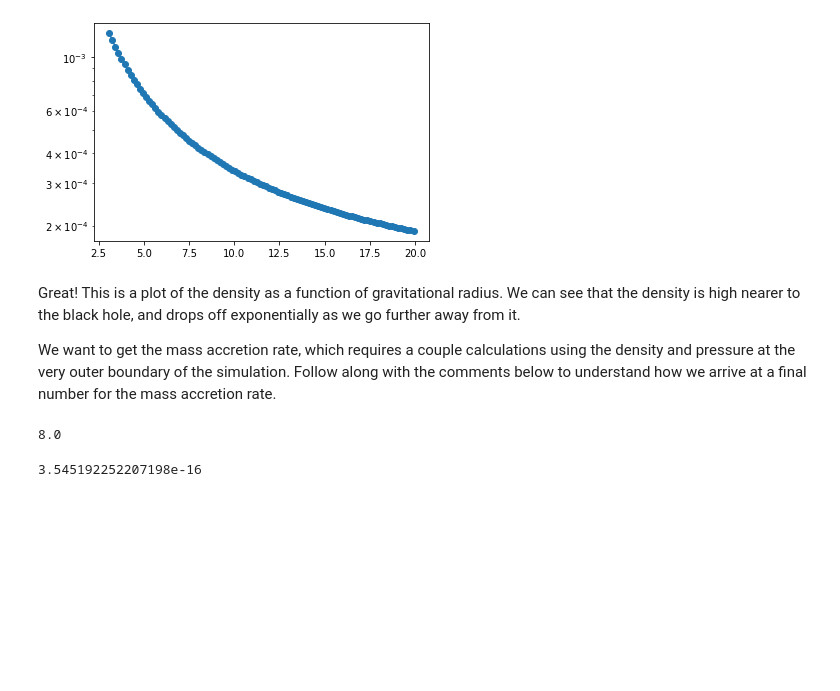
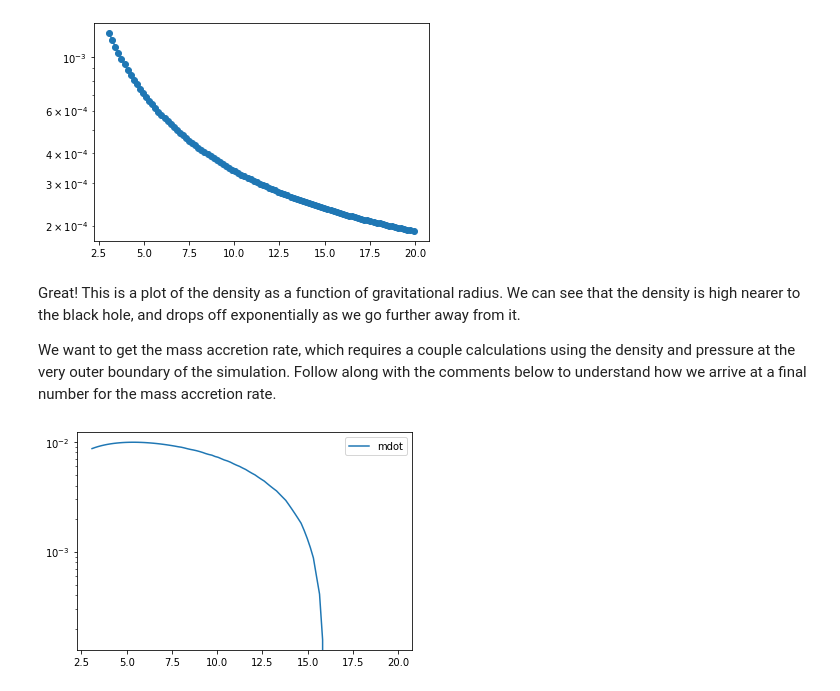
Before and after one commit to connor-mcclellan/bondi-accretion, a Jupyter notebook: scripts/01_plot-single-frame.ipynb, the cells around one changed output. Drawn from its saved outputs; the diff is of its cells as text; code cells hidden in the pictures; blank space fills up the shorter version.

Commit message:
changes to plot single frame script

```diff
--- a/scripts/01_plot-single-frame.ipynb
+++ b/scripts/01_plot-single-frame.ipynb
@@ -50,17 +50,19 @@ gamma = 1.3333333333333333
 # Calculate sound speed at infinity
 c_inf = np.sqrt(gamma * p_inf / rho_inf)
 c_light = 3e10
-GM = 6.6743e-08
-
-# Calculate sonic point
-r_s = (5 - 3*gamma)/4 * GM / c_inf**2
-
-print((2*GM/c_inf**2)/r_s)
-# %% [output]
-8.0
-# %%
-lambda_s = 1/4 * (2/(5 - 3*gamma))**((5-3*gamma)/(2*gamma - 2))
-mdot = 4 * np.pi * lambda_s * GM**2 * rho_inf / c_inf**3
-mdot
-# %% [output]
-3.545192252207198e-16
+# %%
+v = simulation_data['vel1'][0,0]
+rho = simulation_data['rho'][0,0]
+press = simulation_data['press'][0][0]
+r = simulation_data['x1v']
+
+y = np.sqrt(1 - 2*1/r) / np.sqrt(1 - v**2)
+
+# Mass conservation
+c1 = 4 * np.pi * r**2 * rho * v
+plt.plot(r, -c1, label='mdot')
+plt.yscale('log')
+plt.legend()
+plt.show()
+# %% [output]
+[figure, added]
```
Also changed, not shown: parts of 2 cells of this notebook.
